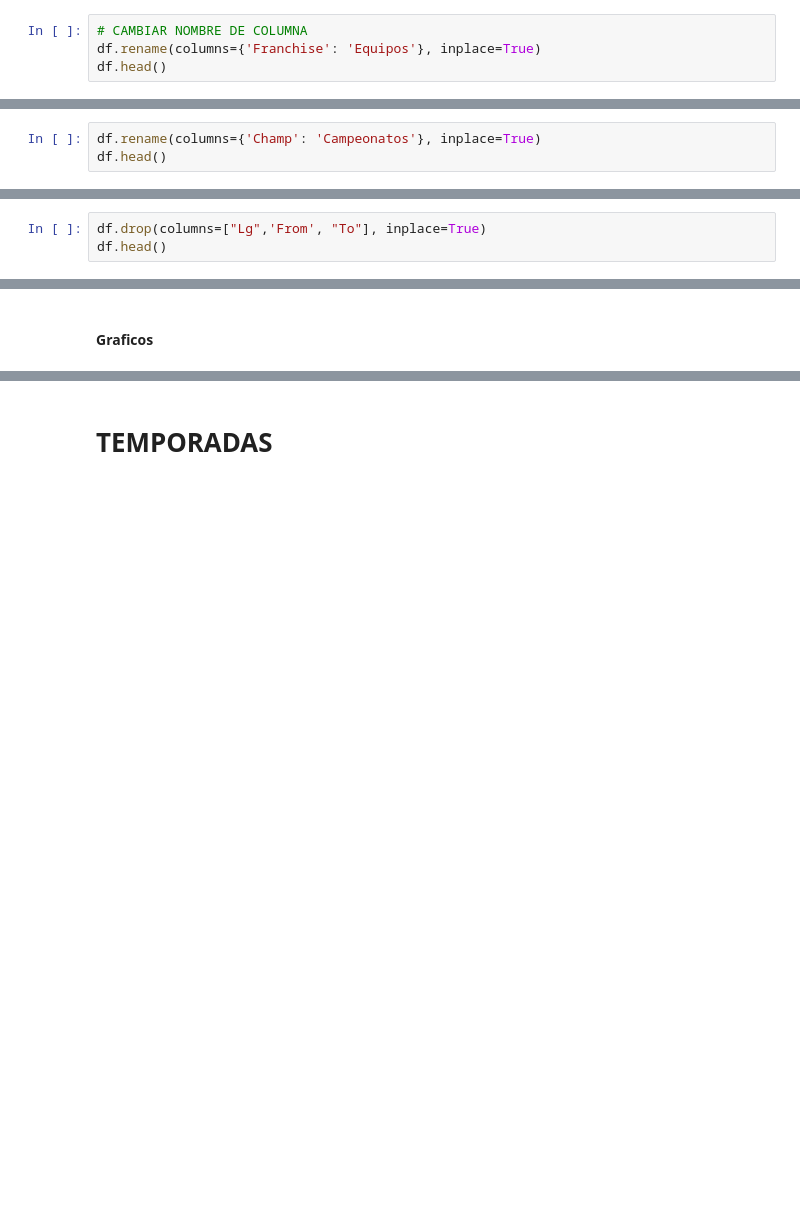
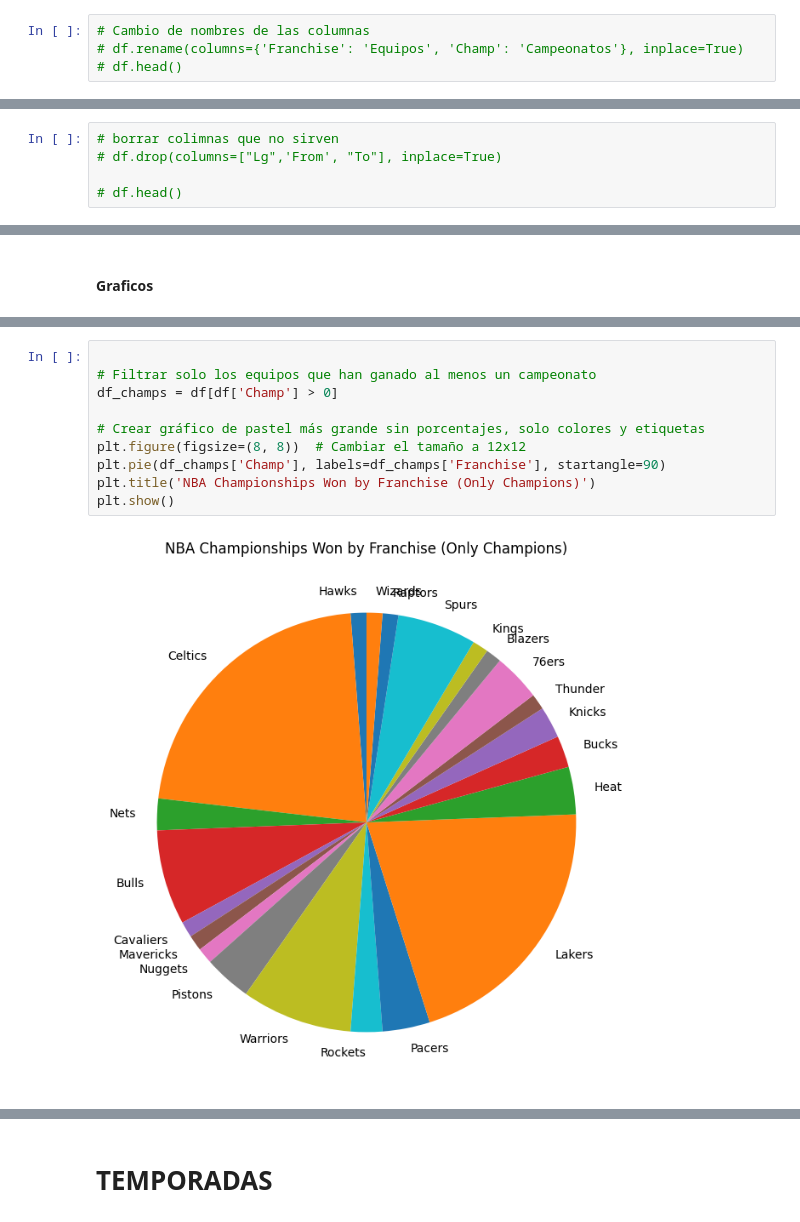
Before and after one commit to tperezv2004/proyecto.github.io, a Jupyter notebook: asses/py/limpieza.ipynb, the cells around one changed output, grey strips where cells are left out. Saved outputs shown, nothing was run; the diff lists cells and outputs as text; blank space fills up the shorter version.

```diff
--- a/asses/py/limpieza.ipynb
+++ b/asses/py/limpieza.ipynb
@@ -16,4 +9,4 @@ df.head()
 # %%
-# CAMBIAR NOMBRE DE COLUMNA
-df.rename(columns={'Franchise': 'Equipos'}, inplace=True)
-df.head()
+# Cambio de nombres de las columnas
+# df.rename(columns={'Franchise': 'Equipos', 'Champ': 'Campeonatos'}, inplace=True)
+# df.head()
@@ -27,3 +12,0 @@ df.head()
-# %%
-df.rename(columns={'Champ': 'Campeonatos'}, inplace=True)
-df.head()
@@ -37,3 +13,5 @@ df.head()
 # %%
-df.drop(columns=["Lg",'From', "To"], inplace=True)
-df.head()
+# borrar colimnas que no sirven
+# df.drop(columns=["Lg",'From', "To"], inplace=True)
+
+# df.head()
@@ -58,0 +33,12 @@ df.plot(kind='bar', x='Equipos', y='Campeonatos', color='blue', title='Equipos y
+# %%
+
+# Filtrar solo los equipos que han ganado al menos un campeonato
+df_champs = df[df['Champ'] > 0]
+
+# Crear gráfico de pastel más grande sin porcentajes, solo colores y etiquetas
+plt.figure(figsize=(8, 8))  # Cambiar el tamaño a 12x12
+plt.pie(df_champs['Champ'], labels=df_champs['Franchise'], startangle=90)
+plt.title('NBA Championships Won by Franchise (Only Champions)')
+plt.show()
+# %% [output]
+[figure, added]
```
Also changed, not shown: parts of 11 cells of this notebook, 3 other files.
